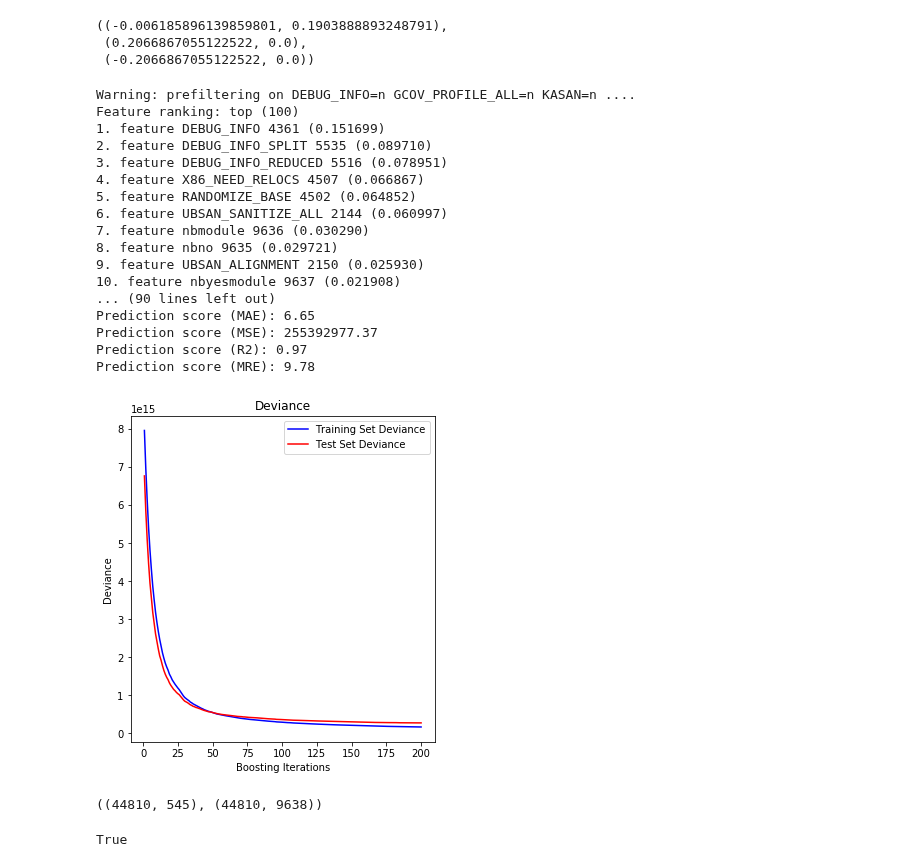
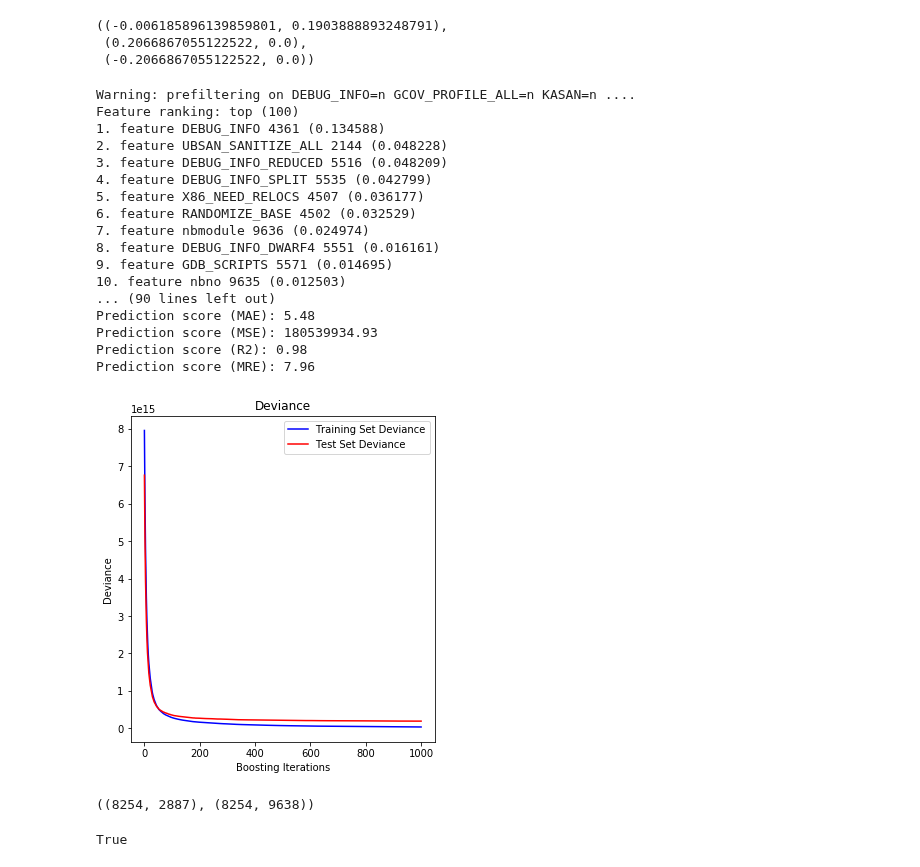
Before and after one commit to garandria/ProjetIrma, a Jupyter notebook: csv_kernels/TUXML-basic.ipynb, the cells around one changed output. Saved outputs shown, nothing was run; the diff lists cells and outputs as text; code cells hidden in the pictures.

```diff
--- a/csv_kernels/TUXML-basic.ipynb
+++ b/csv_kernels/TUXML-basic.ipynb
@@ -5,7 +5,7 @@ import numpy as np
 import matplotlib.pyplot as plt
 
 # './config_bdd50K.csv' # ./config_bdd50K.csv' # './config_bdd.csv' #
-TUXML_CSV_FILENAME= "/mnt/temp_dd/igrida-fs1/macher/config_bdd30To102K.csv" # "config_bdd83K.csv" # 'config_bdd1K.csv' # # "./config_bdd.csv" #
+TUXML_CSV_FILENAME= './config_bdd50K.csv' # /mnt/temp_dd/igrida-fs1/macher/config_bdd30To102K.csv" # "config_bdd83K.csv" # 'config_bdd1K.csv' # # "./config_bdd.csv" #
 
 # sanity check CSV
 with open(TUXML_CSV_FILENAME, "r") as file:
@@ -643,16 +643,16 @@ from sklearn.model_selection import GridSearchCV
 # there is no correlation between these (hidden) predictors and size
 nbdk_features = ['nbyes', 'nbno', 'nbmodule', 'nbyesmodule']
 def prefilter_data(tuxdata):
-    #return rawtuxdata
+    return rawtuxdata
     #return rawtuxdata.drop(columns=nbdk_features)
     #return rawtuxdata.query(mkNoOption("DEBUG_INFO"))
     #return rawtuxdata.query(mkNoOption("DEBUG_INFO") + " & " + mkNoOption("GCOV_PROFILE_ALL") + " & " + mkNoOption("KASAN") + " & " + mkNoOption("UBSAN_SANITIZE_ALL") + " & " + mkNoOption("RELOCATABLE") + " & " + mkNoOption("XFS_DEBUG"))
-    return rawtuxdata.query(mkNoOptions(['DEBUG_INFO', 'GCOV_PROFILE_ALL', 'KASAN', 'UBSAN_SANITIZE_ALL', 'RELOCATABLE', 'XFS_DEBUG'])) #.drop(columns=nbdk_features)
+    #return rawtuxdata.query(mkNoOptions(['DEBUG_INFO', 'GCOV_PROFILE_ALL', 'KASAN', 'UBSAN_SANITIZE_ALL', 'RELOCATABLE', 'XFS_DEBUG'])) #.drop(columns=nbdk_features)
 
 
 def regLearning(tuxdata, kindOfLearning=LearningStrategy.ML):
 
-    TESTING_SIZE=0.5 # 0.9 means 10% for training, 90% for testing
+    TESTING_SIZE=0.1 # 0.9 means 10% for training, 90% for testing
     size_of_interest = "vmlinux" # could be LZO, BZIP, etc.
     PRINT_FEATURE_IMPORTANCES = True
 
@@ -821,7 +821,7 @@ def regLearning(tuxdata, kindOfLearning=LearningStrategy.ML):
     else:
         assert (kindOfLearning == LearningStrategy.ML)
         #clf = XGBRegressor(learning_rate=0.1, max_depth=3, min_child_weight=8, n_estimators=100, nthread=1, subsample=0.2)
-        N_ESTIMATORS = 200
+        N_ESTIMATORS = 1000
         clf = GradientBoostingRegressor(n_estimators=N_ESTIMATORS, max_depth=4) # RandomForestRegressor(n_estimators=100) # #tree.DecisionTreeRegressor()  #GradientBoostingRegressor(n_estimators=100) # KNeighborsRegressor() #RandomForestRegressor(n_estimators=100) # linear_model.SGDRegressor(alpha=0.15, max_iter=200)
         # #LassoLarsCV() # MLPRegressor() # GradientBoostingRegressor(n_estimators=100) # ExtraTreesRegressor(n_estimators=100) #RandomForestRegressor(n_estimators=100) # ExtraTreesRegressor(n_estimators=100) #  #   GradientBoostingRegressor(n_estimators=100) #
         #
@@ -894,49 +894,49 @@ def regLearning(tuxdata, kindOfLearning=LearningStrategy.ML):
             #plt.show()
 
     # Plot the feature importances of the forest
     #plt.figure()
     #plt.title("Feature importances for size of vmlinux")
     #plt.bar(range(tuxdata.shape[1]), importances[indices], color="r", align="center")
     #plt.xticks(range(tuxdata.shape[1]), indices)
     #plt.xlim([-1, tuxdata.shape[1]])
     #plt.show()
     mae = mean_absolute_error (y_test, y_pred)# , multioutput='raw_values')
     mse = mean_squared_error (y_test, y_pred) #, multioutput='raw_values')
     r2 = r2_score (y_test, y_pred) #, multioutput='raw_values')
     mre = mean_relative_error (y_test, y_pred)
 
     ONE_MEGABYTE = 1048576
 
     print("Prediction score (MAE): %.2f" % (mae / ONE_MEGABYTE))
     print("Prediction score (MSE): %.2f" % (mse / ONE_MEGABYTE))
     print("Prediction score (R2): %.2f" % (r2))
     print("Prediction score (MRE): %.2f" % (mre))
     return clf #y_pred, y_test
 
 # rawtuxdata
-regr = regLearning(rawtuxdata, LearningStrategy.CVML)
+regr = regLearning(rawtuxdata, LearningStrategy.ML)
 #regr = regLearning(tuxdata_reduced, LearningStrategy.ML)
 
 #regLearning(tuxdata_dummy)
 # %% [output]
 Warning: prefiltering on DEBUG_INFO=n GCOV_PROFILE_ALL=n KASAN=n ....
 Feature ranking: top (100)
-1. feature DEBUG_INFO 4361 (0.151699)
-2. feature DEBUG_INFO_SPLIT 5535 (0.089710)
-3. feature DEBUG_INFO_REDUCED 5516 (0.078951)
-4. feature X86_NEED_RELOCS 4507 (0.066867)
-5. feature RANDOMIZE_BASE 4502 (0.064852)
-6. feature UBSAN_SANITIZE_ALL 2144 (0.060997)
-7. feature nbmodule 9636 (0.030290)
-8. feature nbno 9635 (0.029721)
-9. feature UBSAN_ALIGNMENT 2150 (0.025930)
-10. feature nbyesmodule 9637 (0.021908)
+1. feature DEBUG_INFO 4361 (0.134588)
+2. feature UBSAN_SANITIZE_ALL 2144 (0.048228)
+3. feature DEBUG_INFO_REDUCED 5516 (0.048209)
+4. feature DEBUG_INFO_SPLIT 5535 (0.042799)
+5. feature X86_NEED_RELOCS 4507 (0.036177)
+6. feature RANDOMIZE_BASE 4502 (0.032529)
+7. feature nbmodule 9636 (0.024974)
+8. feature DEBUG_INFO_DWARF4 5551 (0.016161)
+9. feature GDB_SCRIPTS 5571 (0.014695)
+10. feature nbno 9635 (0.012503)
 ... (90 lines left out)
-Prediction score (MAE): 6.65
-Prediction score (MSE): 255392977.37
-Prediction score (R2): 0.97
-Prediction score (MRE): 9.78
+Prediction score (MAE): 5.48
+Prediction score (MSE): 180539934.93
+Prediction score (R2): 0.98
+Prediction score (MRE): 7.96
-[figure, old version]
+[figure, new version]
 # %%
 #re[56589]
 # %%
@@ -947,7 +947,7 @@ model = SelectFromModel(regr, prefit=True)
 tuxdata_reduced = model.transform(prefilter_data(rawtuxdata).drop(columns=size_methods))
 tuxdata_reduced.shape, prefilter_data(rawtuxdata).drop(columns=size_methods).shape
 # %% [output]
-((44810, 545), (44810, 9638))
+((8254, 2887), (8254, 9638))
 # %%
 from sklearn.linear_model import LassoCV, RidgeCV
 from sklearn.svm import LinearSVR
```
